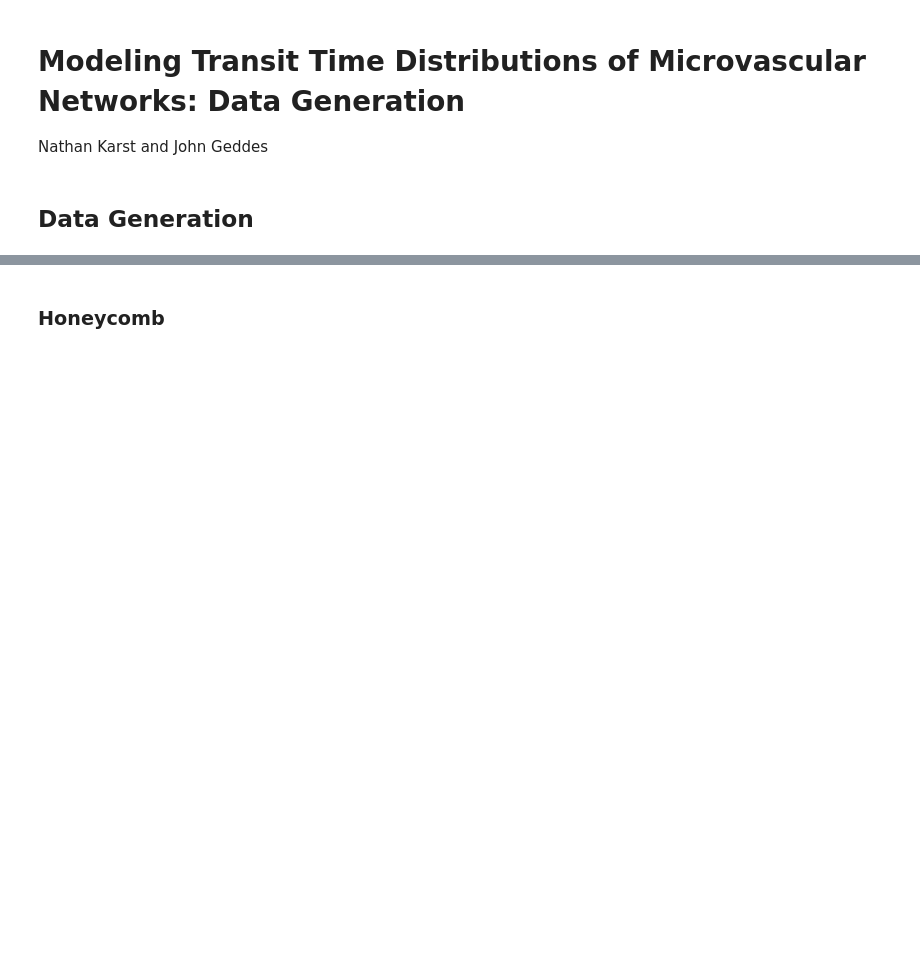
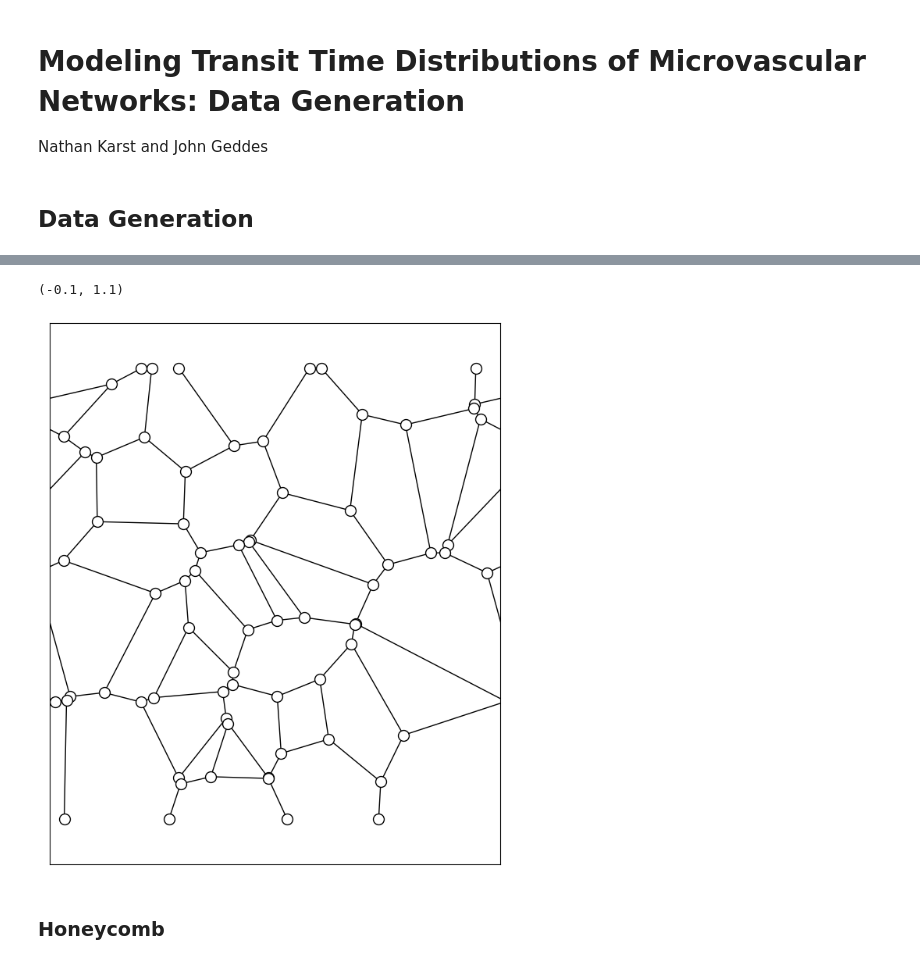
Before and after one commit to NathanKarst/NetworkTransitTimes, a Jupyter notebook: ttd_gen.ipynb, the cells around one changed output, grey strips where cells are left out. Cells and saved outputs as stored; diff of their text form; code cells hidden in the pictures; blank space fills up the shorter version.

```diff
--- a/ttd_gen.ipynb
+++ b/ttd_gen.ipynb
@@ -19,23 +24,17 @@ from ttd import *
 # %%
-S = skeleton.LadderNetworkSkeleton(5)
-
-# find inlets (here, top of the network) so we can specify BCs
-inlets = np.where(S.v[:,1] == np.max(S.v[:,1]))[0]
+S = skeleton.PeriodicRandomSkeleton(35,seed)
 
 # set inlet pressures to 1 at all top nodes; pressures at outlets will be 0
+inlets = np.where(S.v[:,1] == np.max(S.v[:,1]))[0]
 p_bc = np.zeros(len(S.v[:,0]))
 p_bc[inlets] = 1
 
-# set inlet hematocrit in all inlet vessels
-h_in = 0.4
+
 h_bc = np.zeros(len(S.e))
 for j,edge in enumerate(S.e):
     if set(inlets).intersection(set(edge)):
         h_bc[j] = h_in
 
-physParams = {'pPlasma':2, 'delta':3.5, 'h_bcs':h_bc, 'seed':1234,'pq_bcs':p_bc,'bc':'pressure'}
+physParams = {'pPlasma':pPlasma, 'delta':delta, 'h_bcs':h_bc, 'seed':seed,'pq_bcs':p_bc,'bc':'pressure'}
 params = {**S.get(), **physParams}
 N = Network(params)
-N.find_equilibria(1,tol=1e-4)
-
-N.save('ladder_5')
@@ -91,0 +41,7 @@ N.save('ladder_2')
+# %%
+plt.figure(figsize=(9,9))
+N.plot(annotate=False)
+plt.ylim((-.1,1.1))
+# %% [output]
+(-0.1, 1.1)
+[figure, added]
```
Also changed, not shown: parts of 8 cells of this notebook, 1 other file.
